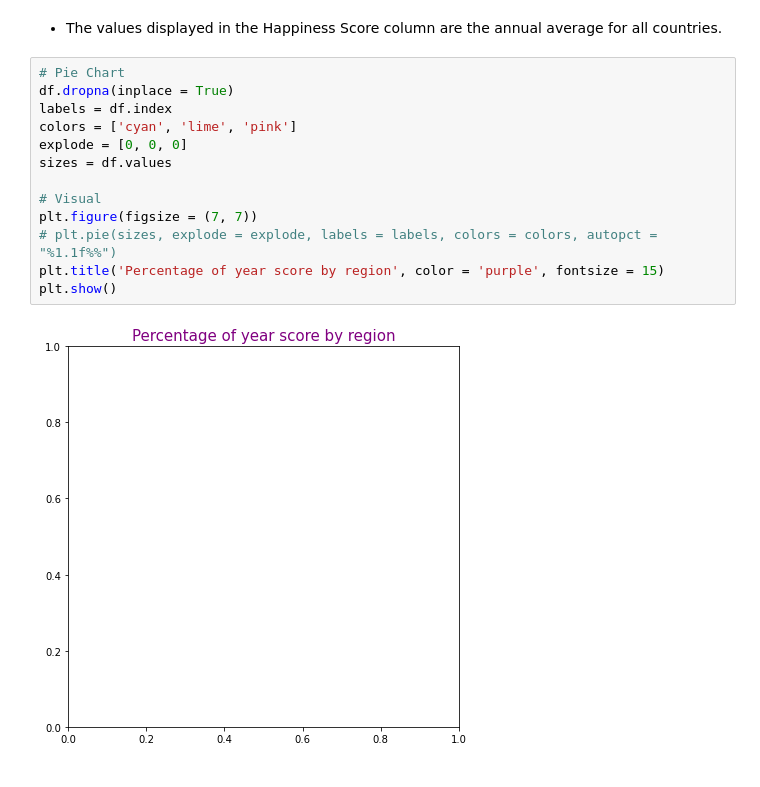
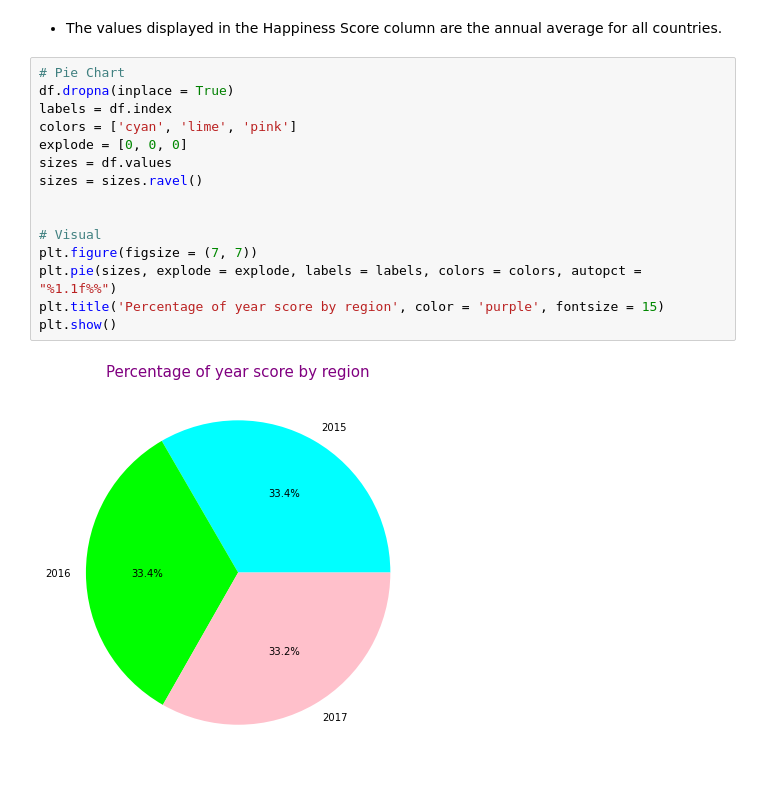
Before and after one commit to ApurbaKumarMajumder/Machine-Learning, a Jupyter notebook: Models/World_Happiness_Report_Data_Compilation.ipynb, the cells around one changed output. Saved outputs shown, nothing was run; the diff lists cells and outputs as text.

```diff
--- a/Models/World_Happiness_Report_Data_Compilation.ipynb
+++ b/Models/World_Happiness_Report_Data_Compilation.ipynb
@@ -300,15 +300,17 @@ df
 # %%
 # Pie Chart
 df.dropna(inplace = True)
 labels = df.index
 colors = ['cyan', 'lime', 'pink']
 explode = [0, 0, 0]
 sizes = df.values
+sizes = sizes.ravel()
+
 
 # Visual
 plt.figure(figsize = (7, 7))
-# plt.pie(sizes, explode = explode, labels = labels, colors = colors, autopct = "%1.1f%%")
+plt.pie(sizes, explode = explode, labels = labels, colors = colors, autopct = "%1.1f%%")
 plt.title('Percentage of year score by region', color = 'purple', fontsize = 15)
 plt.show()
 # %% [output]
-[figure, old version]
+[figure, new version]
```
Also changed, not shown: parts of 6 cells of this notebook.
